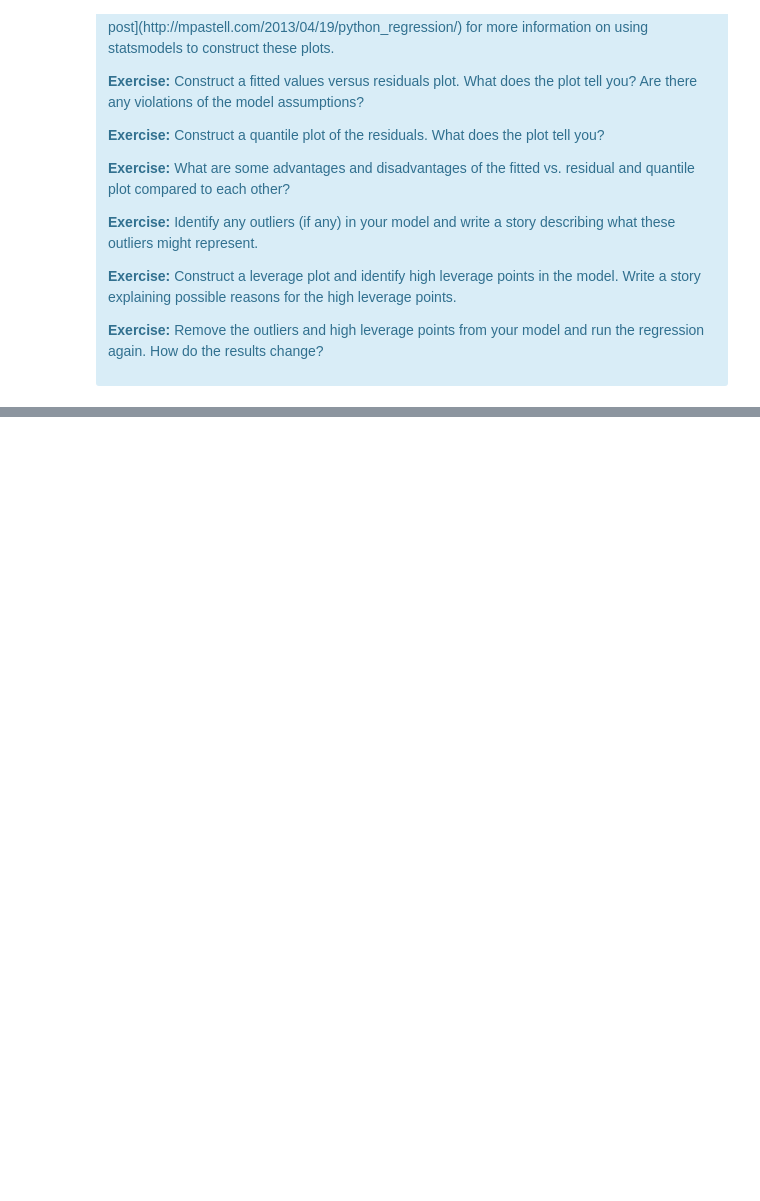
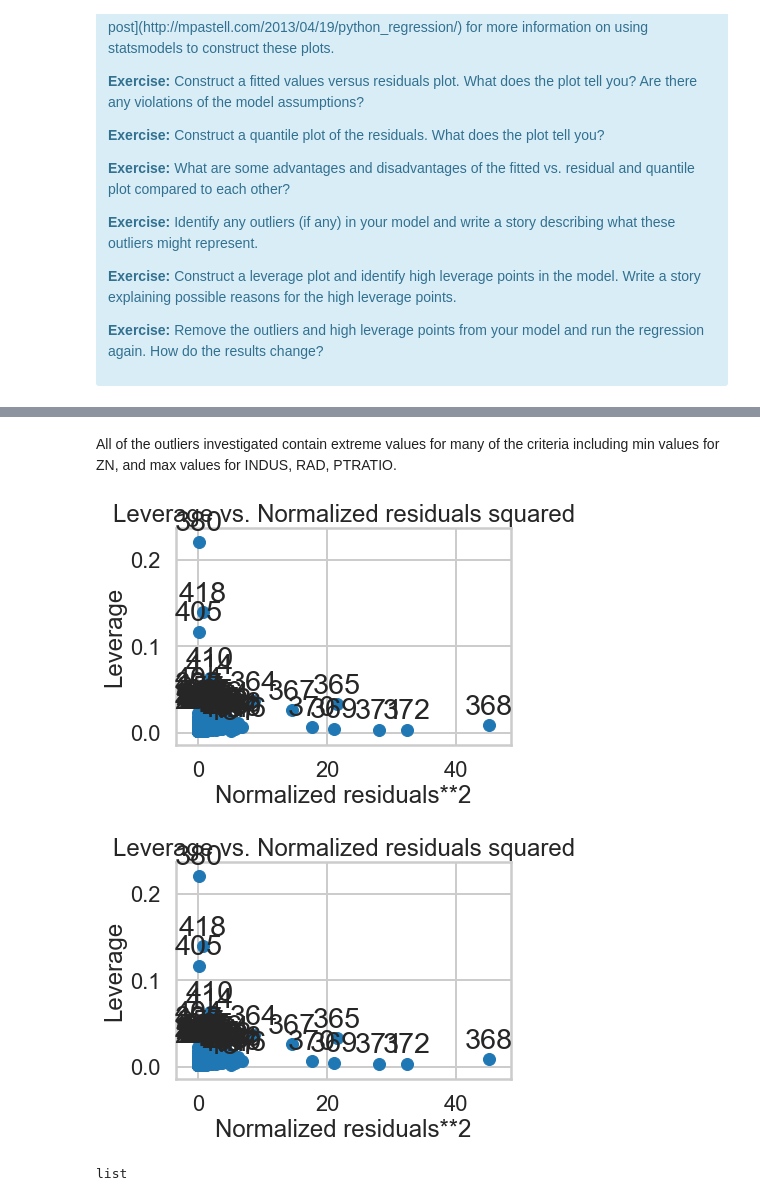
Before and after one commit to ghopping/Data_Science_Career_Track, a Jupyter notebook: linear_regression/Mini_Project_Linear_Regression.ipynb, the cells around one changed output, grey strips where cells are left out. Cells and saved outputs as stored; diff of their text form; code cells hidden in the pictures; blank space fills up the shorter version.

```diff
--- a/linear_regression/Mini_Project_Linear_Regression.ipynb
+++ b/linear_regression/Mini_Project_Linear_Regression.ipynb
@@ -901,0 +924,14 @@ _ = sns.jointplot(x=m.fittedvalues, y=m.resid, kind='reg', scatter_kws={'s':20})
+# %% [markdown]
+All of the outliers investigated contain extreme values for many of the criteria including min values for ZN, and max values for INDUS, RAD, PTRATIO.
+# %%
+from statsmodels.graphics.regressionplots import *
+plot_leverage_resid2(m3)
+# %% [output]
+[figure, added]
+[figure, added]
+# %%
+# Make a list of outliers and high leverage points (in one array)
+outliers = list([365, 367, 368, 369, 370, 371, 372, 380, 405, 418])
+type(outliers)
+# %% [output]
+list
```
Also changed, not shown: parts of 19 cells of this notebook.
